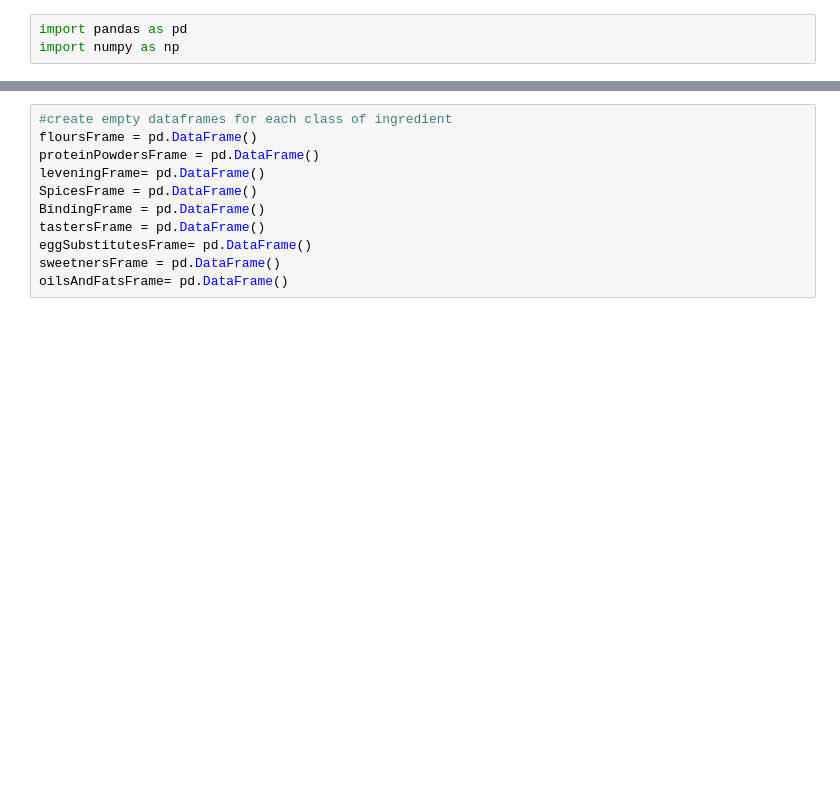
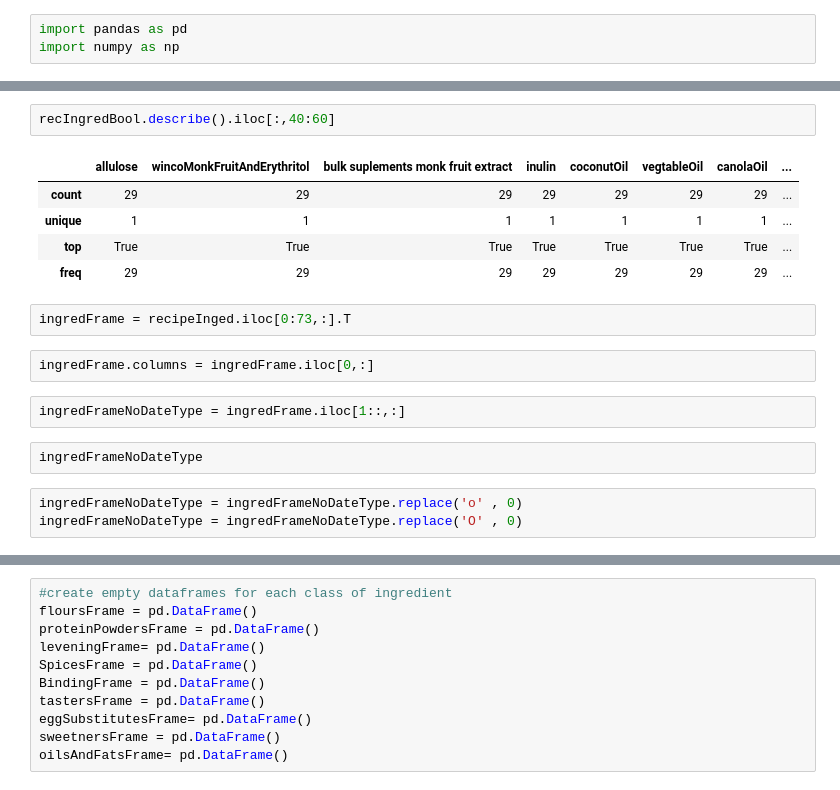
Before and after one commit to maxdickinson/DataTables, a Jupyter notebook: RecipesNutritionWorkbook.ipynb, the cells around one changed output, grey strips where cells are left out. Drawn from its saved outputs; the diff is of its cells as text; blank space fills up the shorter version.

```diff
--- a/RecipesNutritionWorkbook.ipynb
+++ b/RecipesNutritionWorkbook.ipynb
@@ -3,0 +61,19 @@ import numpy as np
+# %%
+recIngredBool.describe().iloc[:,40:60]
+# %% [output]
+|  | allulose | wincoMonkFruitAndErythritol | bulk suplements monk fruit extract | inulin | coconutOil | vegtableOil | canolaOil | ... |
+| count | 29 | 29 | 29 | 29 | 29 | 29 | 29 | ... |
+| unique | 1 | 1 | 1 | 1 | 1 | 1 | 1 | ... |
+| top | True | True | True | True | True | True | True | ... |
+| freq | 29 | 29 | 29 | 29 | 29 | 29 | 29 | ... |
+# %%
+ingredFrame = recipeInged.iloc[0:73,:].T
+# %%
+ingredFrame.columns = ingredFrame.iloc[0,:]
+# %%
+ingredFrameNoDateType = ingredFrame.iloc[1::,:]
+# %%
+ingredFrameNoDateType
+# %%
+ingredFrameNoDateType = ingredFrameNoDateType.replace('o' , 0)
+ingredFrameNoDateType = ingredFrameNoDateType.replace('O' , 0)
```
Also changed, not shown: parts of 43 cells of this notebook, 2 other files.
